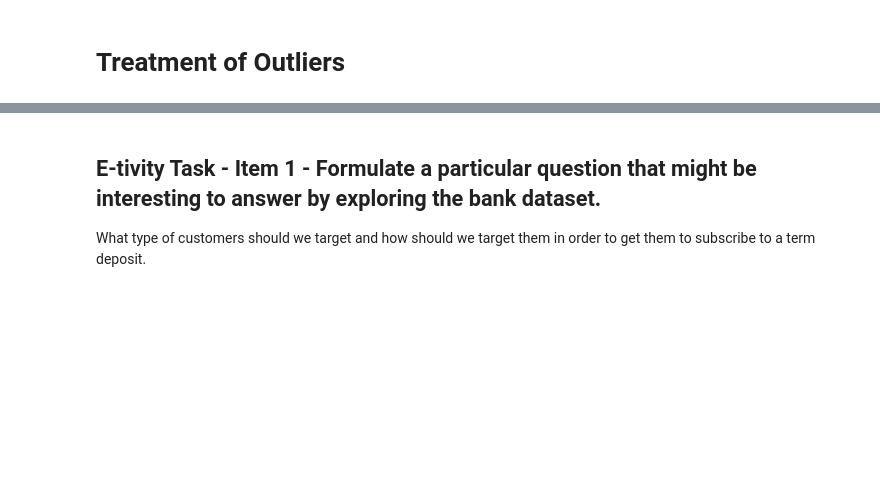
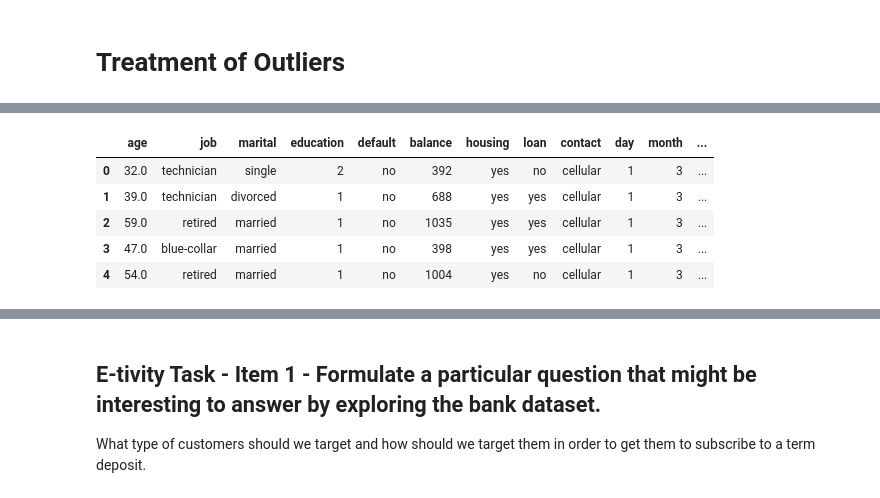
Before and after one commit to qaz73/ULAssignment-1, a Jupyter notebook: etivity1.ipynb, the cells around one changed output, grey strips where cells are left out. Cells and saved outputs as stored; diff of their text form; code cells hidden in the pictures; blank space fills up the shorter version.

```diff
--- a/etivity1.ipynb
+++ b/etivity1.ipynb
@@ -106,6 +97,7 @@ def draw_cross_tab_by_subscribed(df, attribute):
     return
 # %%
 df = pd.read_csv('./bank.csv')
+df_orig = df
 # %% [markdown]
 # B. Data Exploration
 # %%
@@ -1217,0 +1358,18 @@ df.head()
+# %%
+def cat_student_retiree_unemployed(job):
+    if ( job in ['student','retired','unemployed']):
+        return 'CallFirst';
+
+    return
+
+
+df_orig['call_first'] = df_orig['job'].apply(cat_student_retiree_unemployed);
+
+df_orig.head()
+# %% [output]
+|  | age | job | marital | education | default | balance | housing | loan | contact | day | month | ... |
+| 0 | 32.0 | technician | single | 2 | no | 392 | yes | no | cellular | 1 | 3 | ... |
+| 1 | 39.0 | technician | divorced | 1 | no | 688 | yes | yes | cellular | 1 | 3 | ... |
+| 2 | 59.0 | retired | married | 1 | no | 1035 | yes | yes | cellular | 1 | 3 | ... |
+| 3 | 47.0 | blue-collar | married | 1 | no | 398 | yes | yes | cellular | 1 | 3 | ... |
+| 4 | 54.0 | retired | married | 1 | no | 1004 | yes | no | cellular | 1 | 3 | ... |
```
Also changed, not shown: parts of 44 cells of this notebook.
